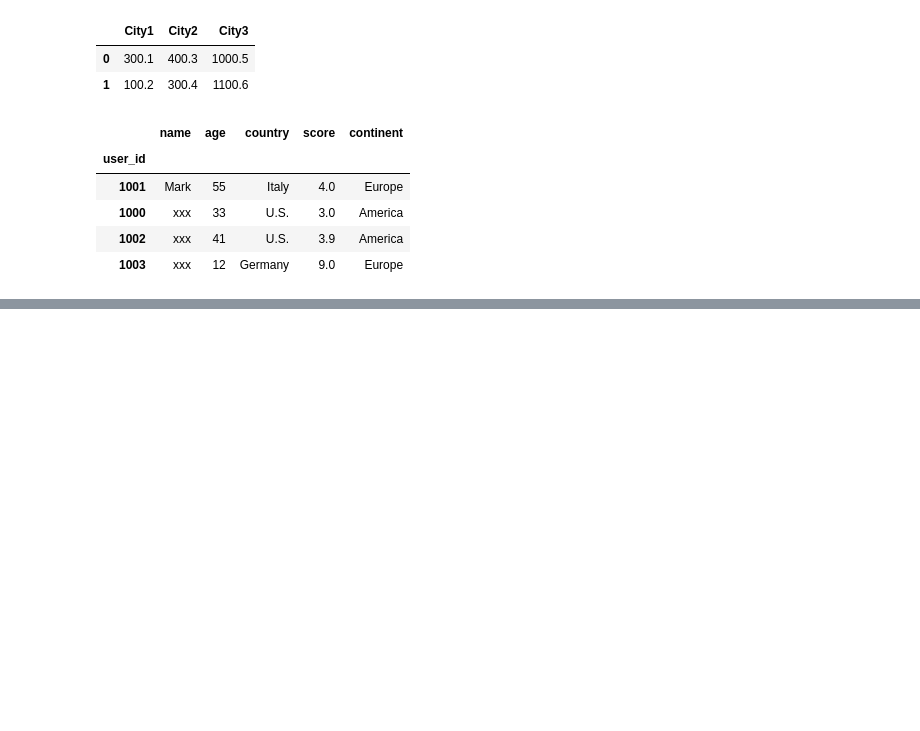
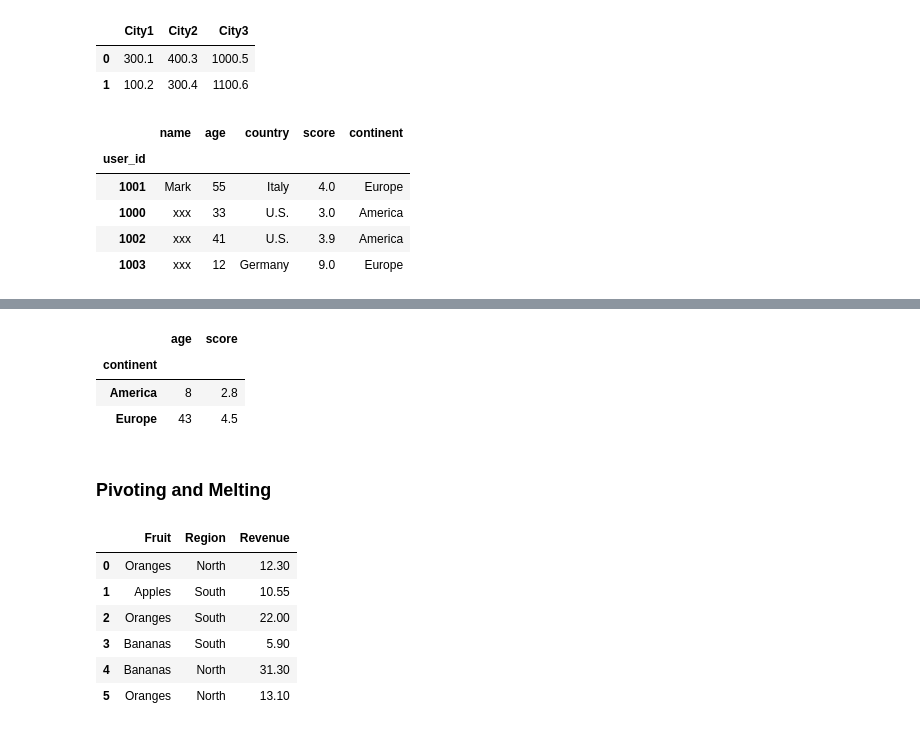
Before and after one commit to qwasteve123/ForLearningPython, a Jupyter notebook: excel_for_python/2_Pandas/2_Pandas_Notes.ipynb, the cells around one changed output, grey strips where cells are left out. Drawn from its saved outputs; the diff is of its cells as text; code cells hidden in the pictures; blank space fills up the shorter version.

```diff
--- a/excel_for_python/2_Pandas/2_Pandas_Notes.ipynb
+++ b/excel_for_python/2_Pandas/2_Pandas_Notes.ipynb
@@ -263,0 +528,26 @@ array(['Italy', 'USA', 'Germany'], dtype=object)
+# %%
+df.groupby(["continent"]).agg(lambda x: x.max() - x.min())
+# %% [output]
+|  | age | score |
+| continent |  |  |
+| America | 8 | 2.8 |
+| Europe | 43 | 4.5 |
+# %% [markdown]
+### Pivoting and Melting
+# %%
+data=[["Oranges","North",12.30],
+      ["Apples","South",10.55],
+      ["Oranges","South",22.00],
+      ["Bananas","South",5.90],
+      ["Bananas","North",31.30],
+      ["Oranges","North",13.10]]
+sales = pd.DataFrame(data=data, columns=["Fruit","Region","Revenue"])
+sales
+# %% [output]
+|  | Fruit | Region | Revenue |
+| 0 | Oranges | North | 12.30 |
+| 1 | Apples | South | 10.55 |
+| 2 | Oranges | South | 22.00 |
+| 3 | Bananas | South | 5.90 |
+| 4 | Bananas | North | 31.30 |
+| 5 | Oranges | North | 13.10 |
```
Also changed, not shown: parts of 65 cells of this notebook.
